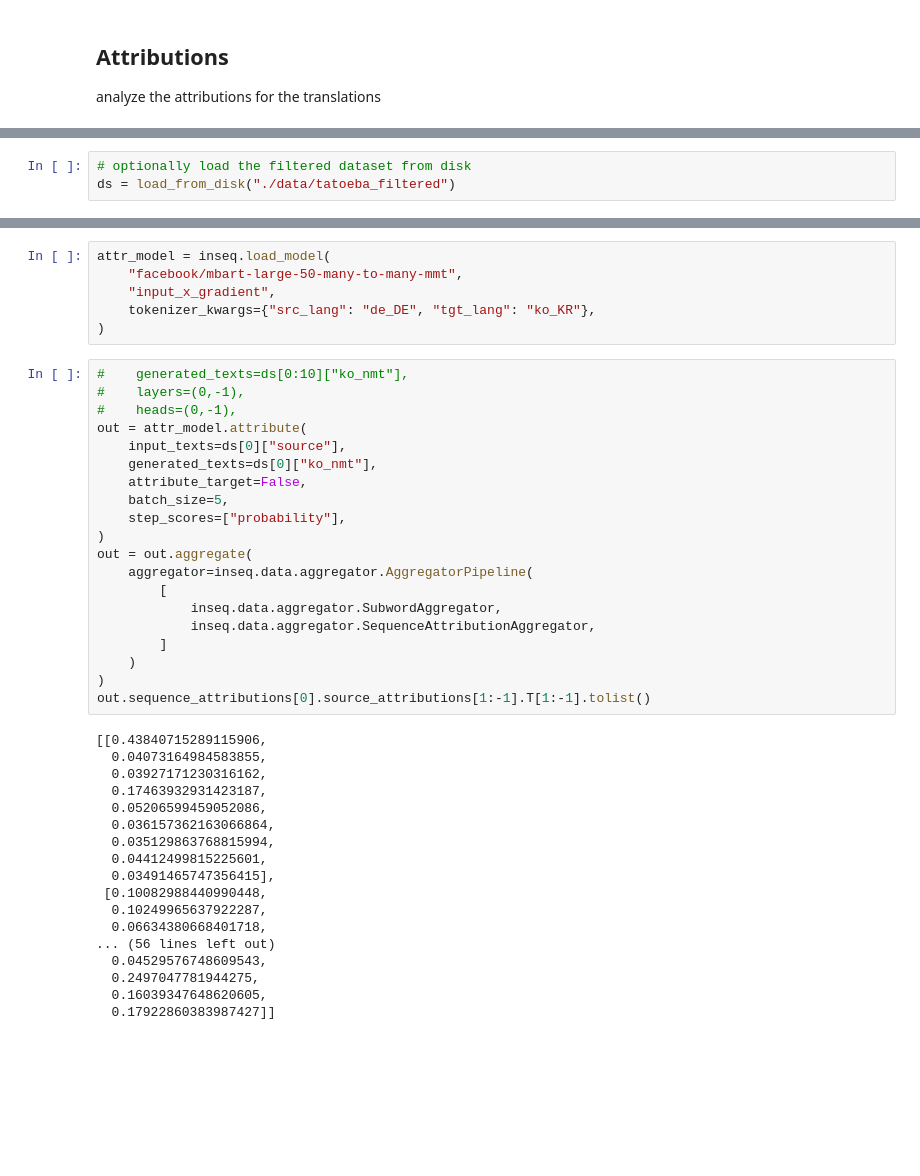
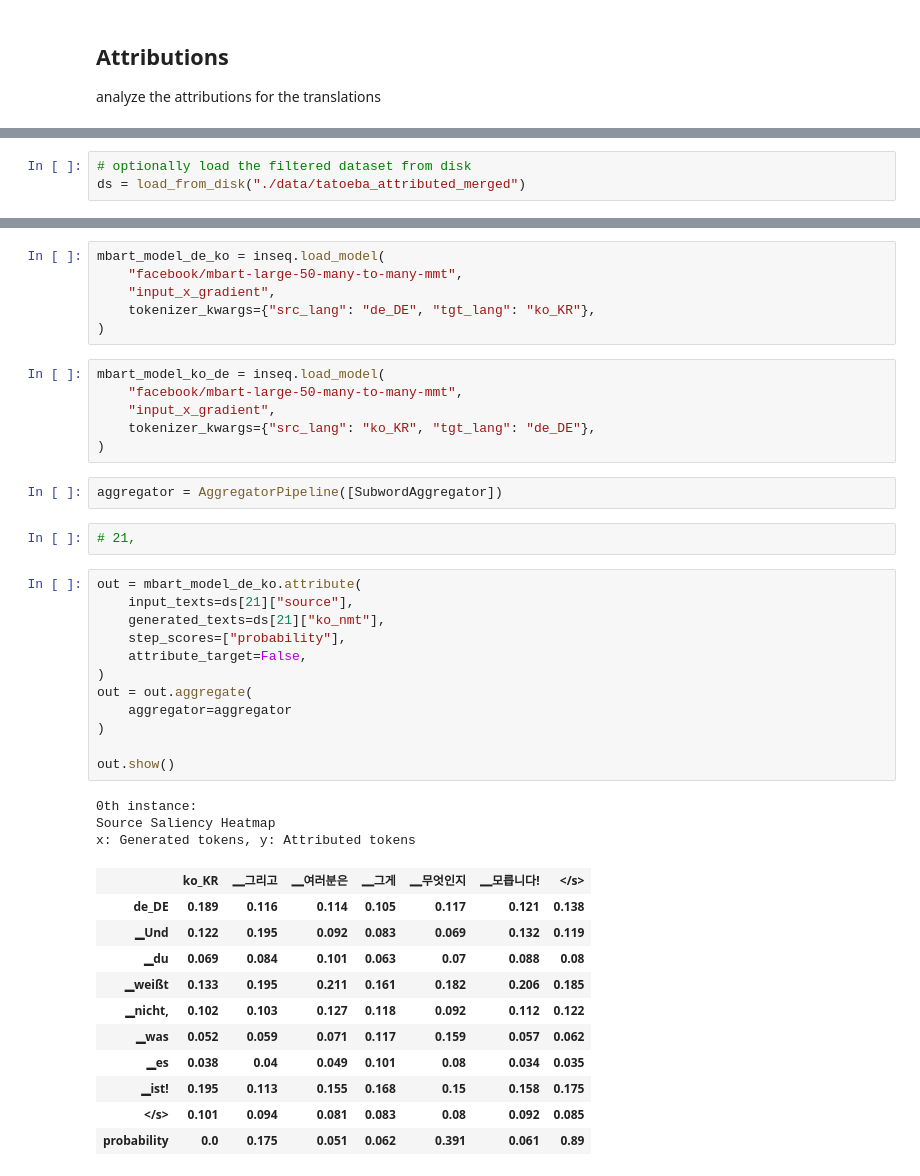
Before and after one commit to lsickert/rude-nmt, a Jupyter notebook: analysis.ipynb, the cells around one changed output, grey strips where cells are left out. Saved outputs shown, nothing was run; the diff lists cells and outputs as text; blank space fills up the shorter version.

Commit message:
add attribution analysis functions

```diff
--- a/analysis.ipynb
+++ b/analysis.ipynb
@@ -340,3 +361,3 @@ analyze the attributions for the translations
 # %%
 # optionally load the filtered dataset from disk
-ds = load_from_disk("./data/tatoeba_filtered")
+ds = load_from_disk("./data/tatoeba_attributed_merged")
@@ -350,44 +416,43 @@ Dataset({
 # %%
-attr_model = inseq.load_model(
+mbart_model_de_ko = inseq.load_model(
     "facebook/mbart-large-50-many-to-many-mmt",
     "input_x_gradient",
     tokenizer_kwargs={"src_lang": "de_DE", "tgt_lang": "ko_KR"},
 )
-# %%
-#    generated_texts=ds[0:10]["ko_nmt"],
-#    layers=(0,-1),
-#    heads=(0,-1),
-out = attr_model.attribute(
-    input_texts=ds[0]["source"],
-    generated_texts=ds[0]["ko_nmt"],
-    attribute_target=False,
-    batch_size=5,
-    step_scores=["probability"],
-)
-out = out.aggregate(
-    aggregator=inseq.data.aggregator.AggregatorPipeline(
-        [
-            inseq.data.aggregator.SubwordAggregator,
-            inseq.data.aggregator.SequenceAttributionAggregator,
-        ]
-    )
-)
-out.sequence_attributions[0].source_attributions[1:-1].T[1:-1].tolist()
-# %% [output]
-[[0.43840715289115906,
-  0.04073164984583855,
-  0.03927171230316162,
-  0.17463932931423187,
-  0.05206599459052086,
-  0.036157362163066864,
-  0.035129863768815994,
-  0.04412499815225601,
-  0.03491465747356415],
- [0.10082988440990448,
-  0.10249965637922287,
-  0.06634380668401718,
-... (56 lines left out)
-  0.04529576748609543,
-  0.2497047781944275,
-  0.16039347648620605,
-  0.17922860383987427]]
+# %%
+mbart_model_ko_de = inseq.load_model(
+    "facebook/mbart-large-50-many-to-many-mmt",
+    "input_x_gradient",
+    tokenizer_kwargs={"src_lang": "ko_KR", "tgt_lang": "de_DE"},
+)
+# %%
+aggregator = AggregatorPipeline([SubwordAggregator])
+# %%
+# 21,
+# %%
+out = mbart_model_de_ko.attribute(
+    input_texts=ds[21]["source"],
+    generated_texts=ds[21]["ko_nmt"],
+    step_scores=["probability"],
+    attribute_target=False,
+)
+out = out.aggregate(
+    aggregator=aggregator
+)
+
+out.show()
+# %% [output]
+0th instance:
+Source Saliency Heatmap
+x: Generated tokens, y: Attributed tokens
+|  | ko_KR | ▁그리고 | ▁여러분은 | ▁그게 | ▁무엇인지 | ▁모릅니다! | </s> |
+| de_DE | 0.189 | 0.116 | 0.114 | 0.105 | 0.117 | 0.121 | 0.138 |
+| ▁Und | 0.122 | 0.195 | 0.092 | 0.083 | 0.069 | 0.132 | 0.119 |
+| ▁du | 0.069 | 0.084 | 0.101 | 0.063 | 0.07 | 0.088 | 0.08 |
+| ▁weißt | 0.133 | 0.195 | 0.211 | 0.161 | 0.182 | 0.206 | 0.185 |
+| ▁nicht, | 0.102 | 0.103 | 0.127 | 0.118 | 0.092 | 0.112 | 0.122 |
+| ▁was | 0.052 | 0.059 | 0.071 | 0.117 | 0.159 | 0.057 | 0.062 |
+| ▁es | 0.038 | 0.04 | 0.049 | 0.101 | 0.08 | 0.034 | 0.035 |
+| ▁ist! | 0.195 | 0.113 | 0.155 | 0.168 | 0.15 | 0.158 | 0.175 |
+| </s> | 0.101 | 0.094 | 0.081 | 0.083 | 0.08 | 0.092 | 0.085 |
+| probability | 0.0 | 0.175 | 0.051 | 0.062 | 0.391 | 0.061 | 0.89 |
```
Also changed, not shown: parts of 19 cells of this notebook, 1 other file.
